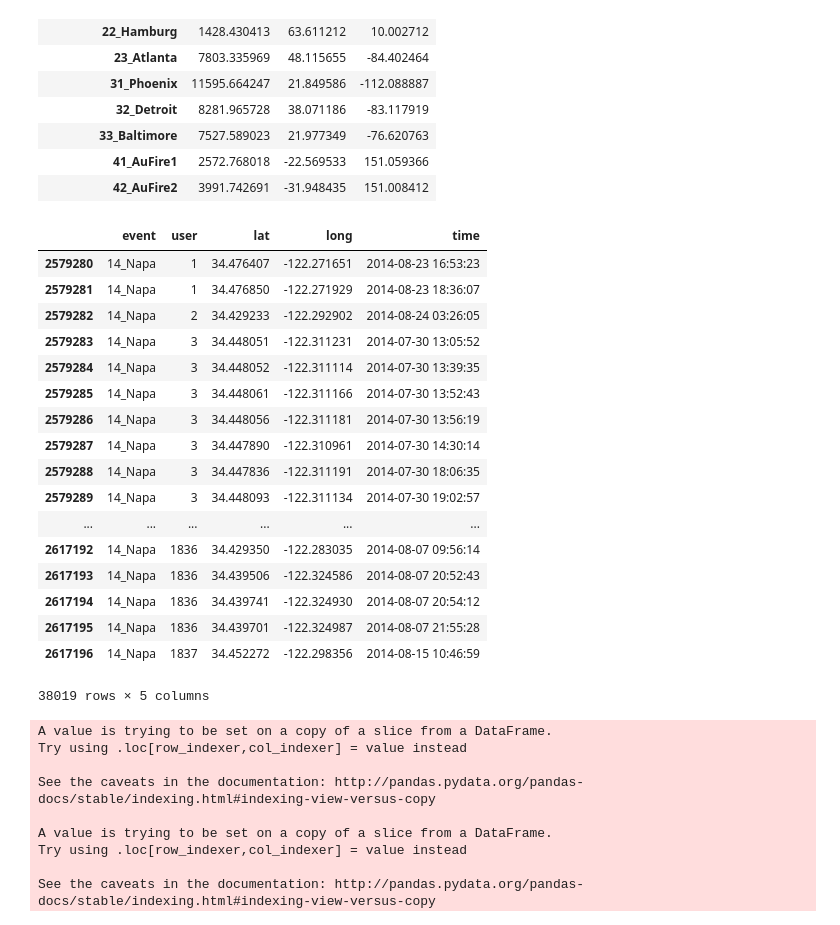
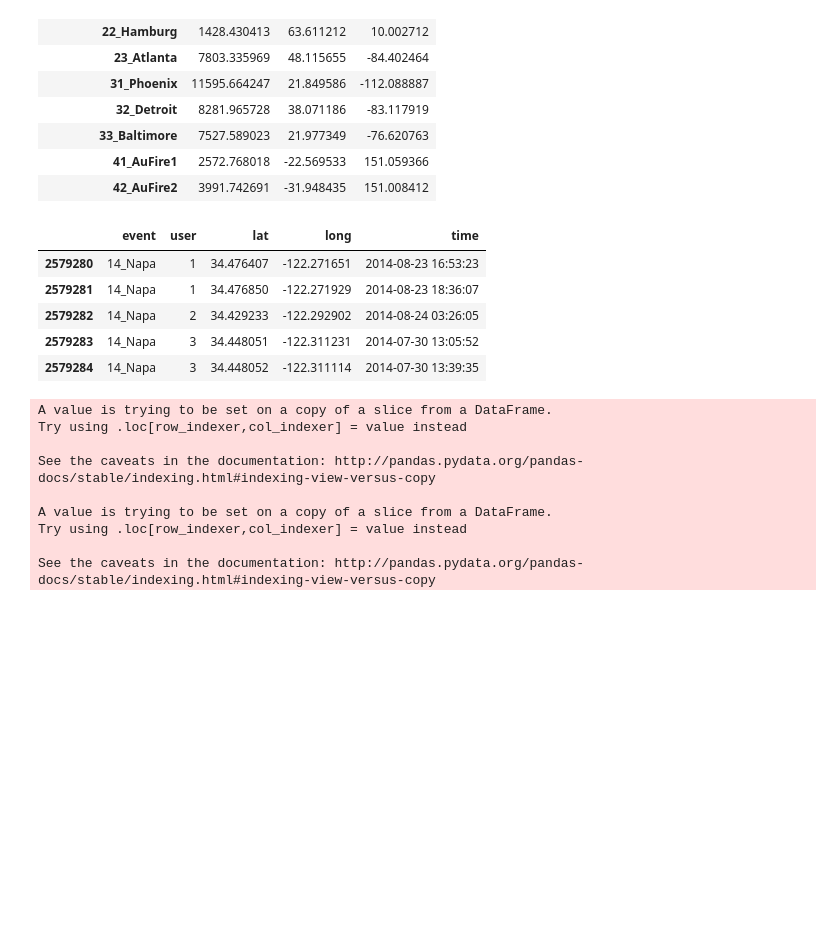
Before and after one commit to Matt-Carney/Natural_Disaster, a Jupyter notebook: Natural_Disaster.ipynb, the cells around one changed output. Cells and saved outputs as stored; diff of their text form; code cells hidden in the pictures; blank space fills up the shorter version.

```diff
--- a/Natural_Disaster.ipynb
+++ b/Natural_Disaster.ipynb
@@ -44,27 +50,15 @@ group.to_csv('ave_coord.csv')
 # %%
 napa2 = df[(df['event'] == '14_Napa')]
 napa2.shape
 napa2.to_csv('napa2.csv')
-napa2.hea
+napa2.head()
 # %% [output]
 |  | event | user | lat | long | time |
 | 2579280 | 14_Napa | 1 | 34.476407 | -122.271651 | 2014-08-23 16:53:23 |
 | 2579281 | 14_Napa | 1 | 34.476850 | -122.271929 | 2014-08-23 18:36:07 |
 | 2579282 | 14_Napa | 2 | 34.429233 | -122.292902 | 2014-08-24 03:26:05 |
 | 2579283 | 14_Napa | 3 | 34.448051 | -122.311231 | 2014-07-30 13:05:52 |
 | 2579284 | 14_Napa | 3 | 34.448052 | -122.311114 | 2014-07-30 13:39:35 |
-| 2579285 | 14_Napa | 3 | 34.448061 | -122.311166 | 2014-07-30 13:52:43 |
-| 2579286 | 14_Napa | 3 | 34.448056 | -122.311181 | 2014-07-30 13:56:19 |
-| 2579287 | 14_Napa | 3 | 34.447890 | -122.310961 | 2014-07-30 14:30:14 |
-| 2579288 | 14_Napa | 3 | 34.447836 | -122.311191 | 2014-07-30 18:06:35 |
-| 2579289 | 14_Napa | 3 | 34.448093 | -122.311134 | 2014-07-30 19:02:57 |
-| ... | ... | ... | ... | ... | ... |
-| 2617192 | 14_Napa | 1836 | 34.429350 | -122.283035 | 2014-08-07 09:56:14 |
-| 2617193 | 14_Napa | 1836 | 34.439506 | -122.324586 | 2014-08-07 20:52:43 |
-| 2617194 | 14_Napa | 1836 | 34.439741 | -122.324930 | 2014-08-07 20:54:12 |
-| 2617195 | 14_Napa | 1836 | 34.439701 | -122.324987 | 2014-08-07 21:55:28 |
-| 2617196 | 14_Napa | 1837 | 34.452272 | -122.298356 | 2014-08-15 10:46:59 |
-38019 rows × 5 columns
 # %%
 napa = df[(df['event'] == '14_Napa')]
 # %%
```
Also changed, not shown: parts of 25 cells of this notebook.
